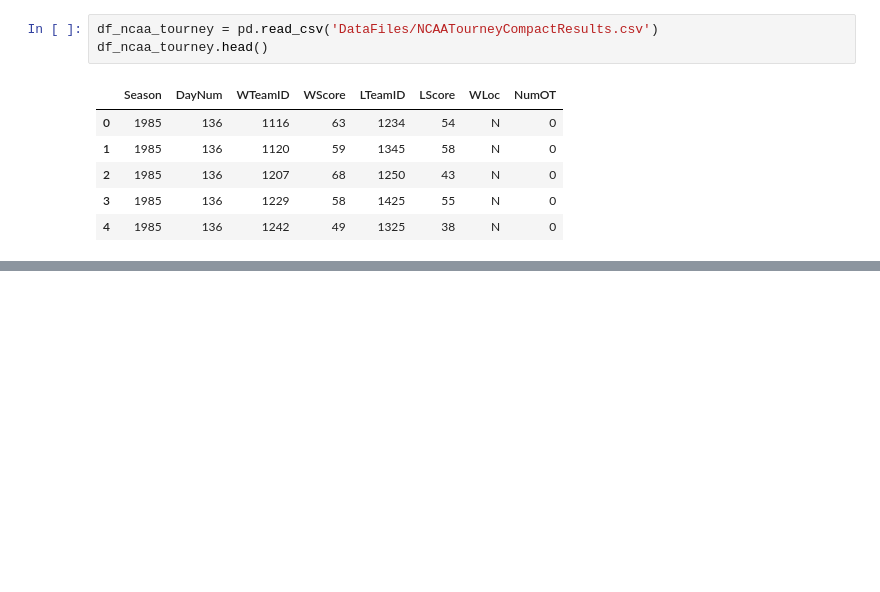
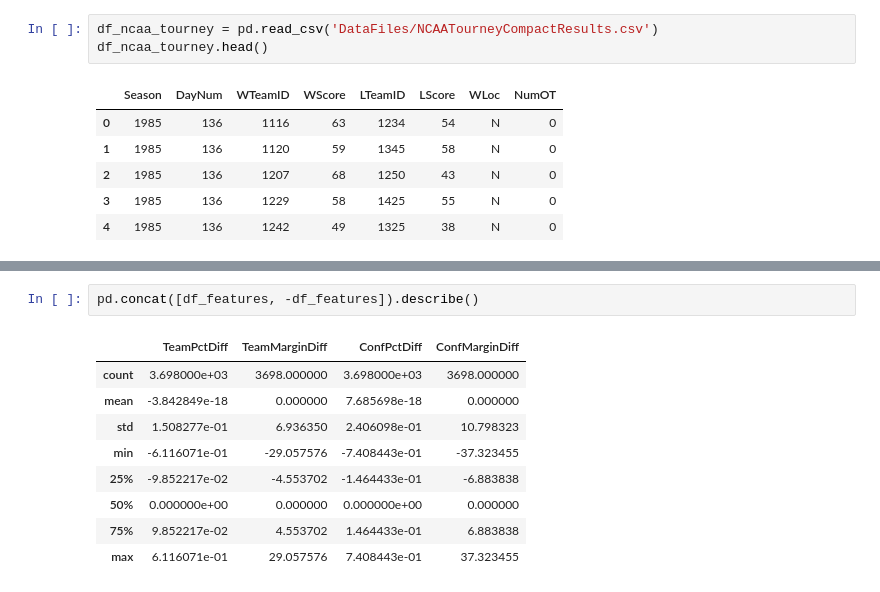
Before and after one commit to yuanjunyi/ncaa, a Jupyter notebook: ncaa.ipynb, the cells around one changed output, grey strips where cells are left out. Cells and saved outputs as stored; diff of their text form; blank space fills up the shorter version.

```diff
--- a/ncaa.ipynb
+++ b/ncaa.ipynb
@@ -693,0 +505,12 @@ X_train, y_train = shuffle(X_train, y_train)
+# %%
+pd.concat([df_features, -df_features]).describe()
+# %% [output]
+|  | TeamPctDiff | TeamMarginDiff | ConfPctDiff | ConfMarginDiff |
+| count | 3.698000e+03 | 3698.000000 | 3.698000e+03 | 3698.000000 |
+| mean | -3.842849e-18 | 0.000000 | 7.685698e-18 | 0.000000 |
+| std | 1.508277e-01 | 6.936350 | 2.406098e-01 | 10.798323 |
+| min | -6.116071e-01 | -29.057576 | -7.408443e-01 | -37.323455 |
+| 25% | -9.852217e-02 | -4.553702 | -1.464433e-01 | -6.883838 |
+| 50% | 0.000000e+00 | 0.000000 | 0.000000e+00 | 0.000000 |
+| 75% | 9.852217e-02 | 4.553702 | 1.464433e-01 | 6.883838 |
+| max | 6.116071e-01 | 29.057576 | 7.408443e-01 | 37.323455 |
```
Also changed, not shown: parts of 35 cells of this notebook.
